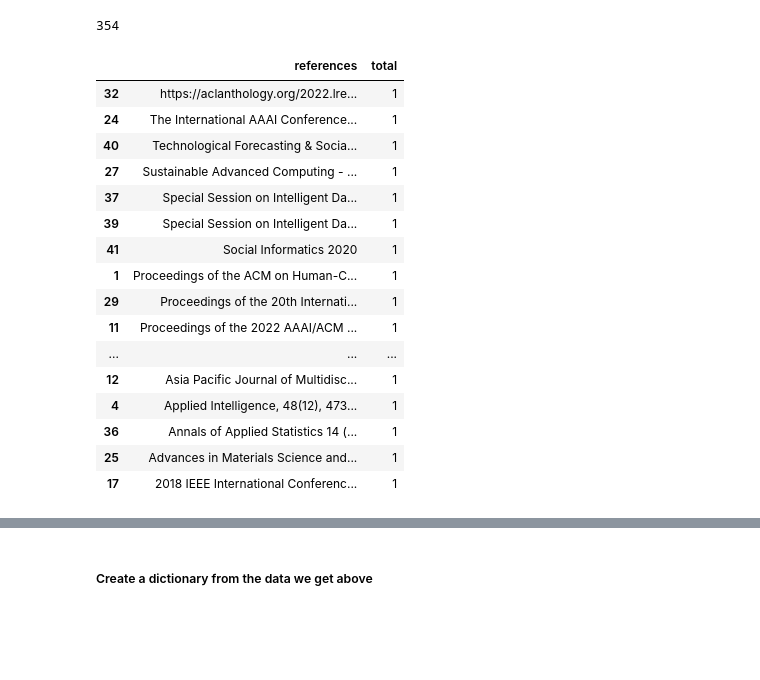
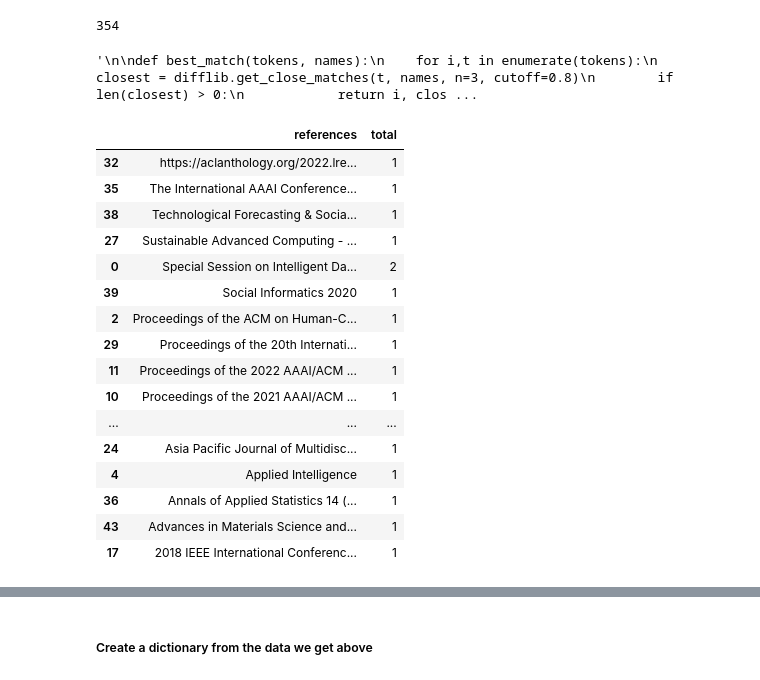
Before and after one commit to booktrackerGirl/Data-wrangling-and-analysis, a Jupyter notebook: Google Scholar Search/arXiv_analysis.ipynb, the cells around one changed output, grey strips where cells are left out. Saved outputs shown, nothing was run; the diff lists cells and outputs as text; code cells hidden in the pictures; blank space fills up the shorter version.

```diff
--- a/Google Scholar Search/arXiv_analysis.ipynb
+++ b/Google Scholar Search/arXiv_analysis.ipynb
@@ -659,27 +525,73 @@ Name: journal_ref, Length: 400, dtype: object
 all_papers_df['journal_ref'].isna().sum() # Mostly NaN values
 # %% [output]
 354
+# %%
+# to remove the part before the comma, as some of them are duplicated that way, ranging from different years
+def substring_before(s, delim):
+    value = ''
+    if delim in s:
+        value = s.partition(delim)[0]
+    else:
+        value = s
+    return value
+
+'''
+
+def best_match(tokens, names):
+    for i,t in enumerate(tokens):
+        closest = difflib.get_close_matches(t, names, n=3, cutoff=0.8)
+        if len(closest) > 0:
+            return i, closest[0]
+    return None
+
+def fuzzy_replace(x, y):
+
+    names = y # just a simple replacement list
+    tokens = x.split()
+    res = best_match(tokens, y)
+    if res is not None:
+        pos, replacement = res
+        return u" ".join(tokens)
+    return x
+
+'''
+# %% [output]
+'\n\ndef best_match(tokens, names):\n    for i,t in enumerate(tokens):\n        closest = difflib.get_close_matches(t, names, n=3, cutoff=0.8)\n        if len(closest) > 0:\n            return i, clos ...
 # %%
-n_references = all_papers_df['journal_ref'].dropna().value_counts().reset_index(name='total')
+
+n_references = all_papers_df['journal_ref'].dropna()
+
+n_references = n_references.apply(lambda x: substring_before(x, ','))
+
+'''
+names = n_references.values
+
+n_references = n_references.apply(lambda x: fuzzy_replace(x, names))
+
+'''
+
+
+n_references = n_references.value_counts().reset_index(name='total')
 n_references = n_references.sort_values(by="index", ascending=False)[["index", "total"]].rename(columns={'index': 'references'})
+
 n_references
 # %% [output]
 |  | references | total |
 | 32 | https://aclanthology.org/2022.lre... | 1 |
-| 24 | The International AAAI Conference... | 1 |
-| 40 | Technological Forecasting & Socia... | 1 |
+| 35 | The International AAAI Conference... | 1 |
+| 38 | Technological Forecasting & Socia... | 1 |
 | 27 | Sustainable Advanced Computing - ... | 1 |
-| 37 | Special Session on Intelligent Da... | 1 |
-| 39 | Special Session on Intelligent Da... | 1 |
-| 41 | Social Informatics 2020 | 1 |
-| 1 | Proceedings of the ACM on Human-C... | 1 |
+| 0 | Special Session on Intelligent Da... | 2 |
+| 39 | Social Informatics 2020 | 1 |
+| 2 | Proceedings of the ACM on Human-C... | 1 |
 | 29 | Proceedings of the 20th Internati... | 1 |
 | 11 | Proceedings of the 2022 AAAI/ACM ... | 1 |
+| 10 | Proceedings of the 2021 AAAI/ACM ... | 1 |
 | ... | ... | ... |
-| 12 | Asia Pacific Journal of Multidisc... | 1 |
-| 4 | Applied Intelligence, 48(12), 473... | 1 |
+| 24 | Asia Pacific Journal of Multidisc... | 1 |
+| 4 | Applied Intelligence | 1 |
 | 36 | Annals of Applied Statistics 14 (... | 1 |
-| 25 | Advances in Materials Science and... | 1 |
+| 43 | Advances in Materials Science and... | 1 |
 | 17 | 2018 IEEE International Conferenc... | 1 |
 # %%
 n_references.references.to_list()[:20]
```
Also changed, not shown: parts of 18 cells of this notebook.
